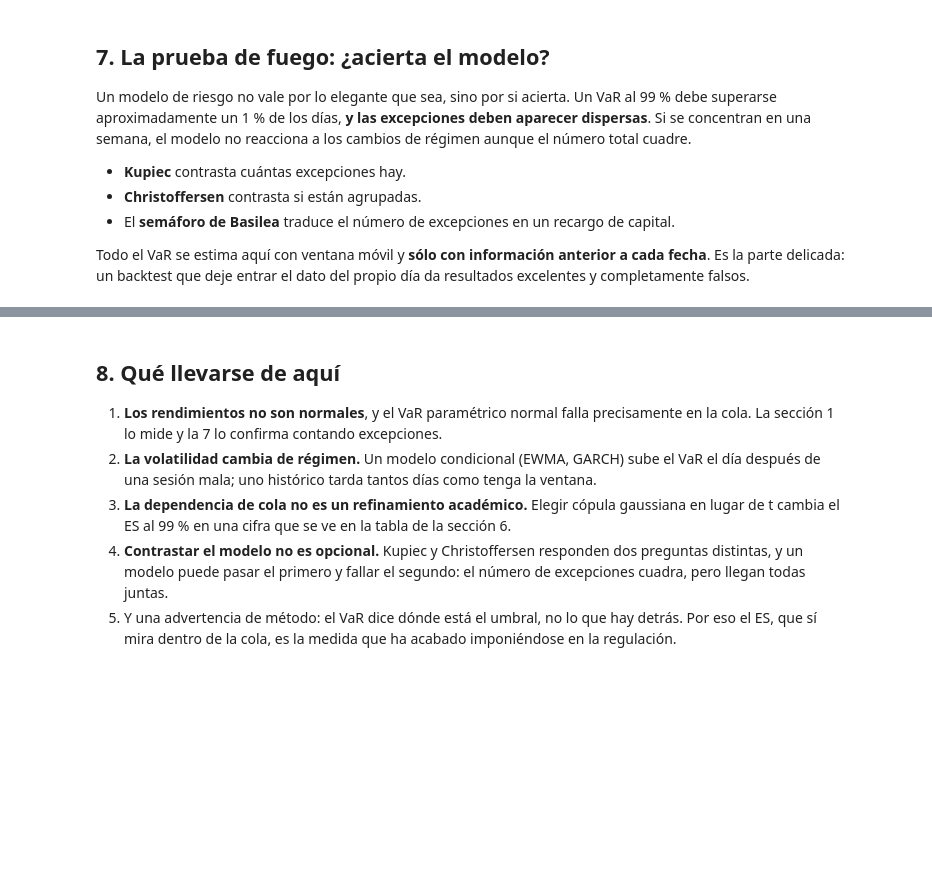
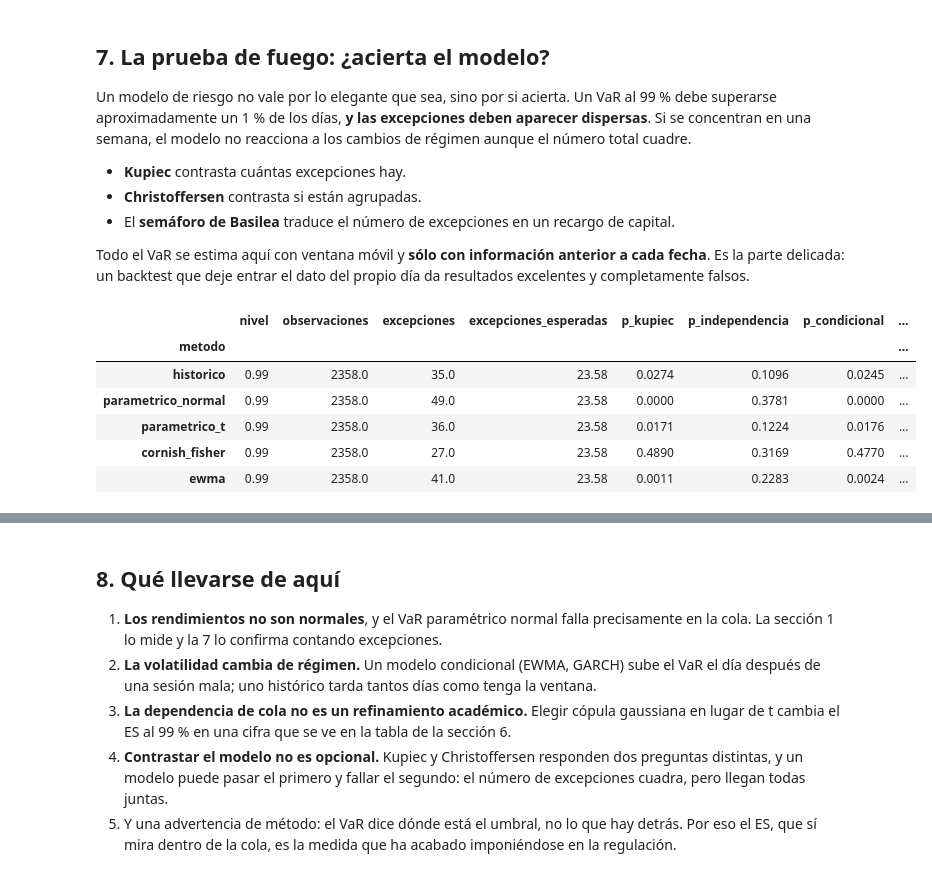
Before and after one commit to ERE26/ICM, a Jupyter notebook: notebooks/02_modelos_riesgo.ipynb, the cells around one changed output, grey strips where cells are left out. Cells and saved outputs as stored; diff of their text form; code cells hidden in the pictures; blank space fills up the shorter version.

```diff
--- a/notebooks/02_modelos_riesgo.ipynb
+++ b/notebooks/02_modelos_riesgo.ipynb
@@ -258 +318,19 @@ resultados.set_index("metodo").round(4)
+# %%
+NIVEL, VENTANA = 0.99, 250
+METODOS = ("historico", "parametrico_normal", "parametrico_t", "cornish_fisher", "ewma")
+
+# Se guarda el resultado completo de cada método: la tabla sale de aquí y los
+# gráficos reutilizan la serie de VaR ya calculada, que es la parte cara.
+contrastes = {metodo: backtest_var(cartera, NIVEL, VENTANA, metodo) for metodo in METODOS}
+
+resultados = pd.DataFrame([c.resumen for c in contrastes.values()]).set_index("metodo")
+resultados.round(4)
+# %% [output]
+|  | nivel | observaciones | excepciones | excepciones_esperadas | p_kupiec | p_independencia | p_condicional | ... |
+| metodo |  |  |  |  |  |  |  | ... |
+| historico | 0.99 | 2358.0 | 35.0 | 23.58 | 0.0274 | 0.1096 | 0.0245 | ... |
+| parametrico_normal | 0.99 | 2358.0 | 49.0 | 23.58 | 0.0000 | 0.3781 | 0.0000 | ... |
+| parametrico_t | 0.99 | 2358.0 | 36.0 | 23.58 | 0.0171 | 0.1224 | 0.0176 | ... |
+| cornish_fisher | 0.99 | 2358.0 | 27.0 | 23.58 | 0.4890 | 0.3169 | 0.4770 | ... |
+| ewma | 0.99 | 2358.0 | 41.0 | 23.58 | 0.0011 | 0.2283 | 0.0024 | ... |
 # %%
```
Also changed, not shown: parts of 18 cells of this notebook, 2 other files.
